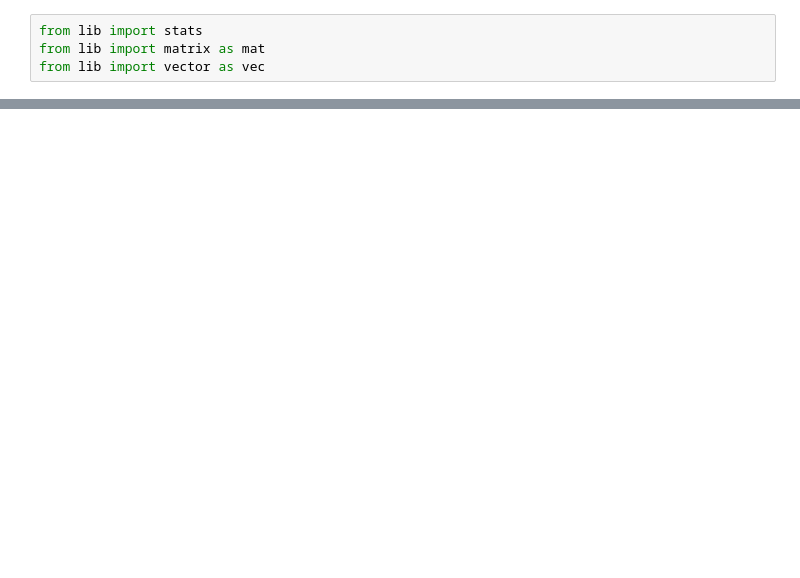
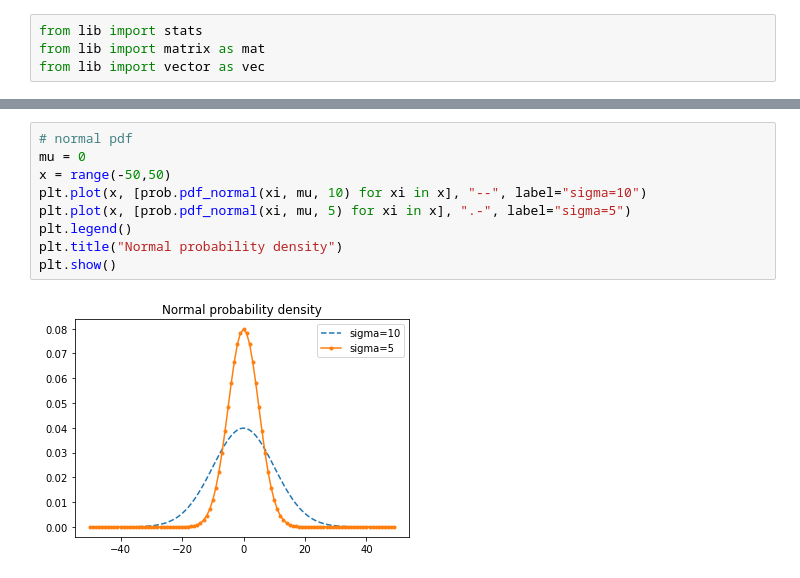
Before and after one commit to ivaturi/onepercent, a Jupyter notebook: ds/ds-from-scratch/ds-from-scratch.ipynb, the cells around one changed output, grey strips where cells are left out. Saved outputs shown, nothing was run; the diff lists cells and outputs as text; blank space fills up the shorter version.

```diff
--- a/ds/ds-from-scratch/ds-from-scratch.ipynb
+++ b/ds/ds-from-scratch/ds-from-scratch.ipynb
@@ -37,0 +62,11 @@ print(f" Correlation: {stats.correlation(v1, v2):.2f}")
+# %%
+# normal pdf
+mu = 0
+x = range(-50,50)
+plt.plot(x, [prob.pdf_normal(xi, mu, 10) for xi in x], "--", label="sigma=10")
+plt.plot(x, [prob.pdf_normal(xi, mu, 5) for xi in x], ".-", label="sigma=5")
+plt.legend()
+plt.title("Normal probability density")
+plt.show()
+# %% [output]
+[figure, added]
```
Also changed, not shown: parts of 7 cells of this notebook, 1 other file.
